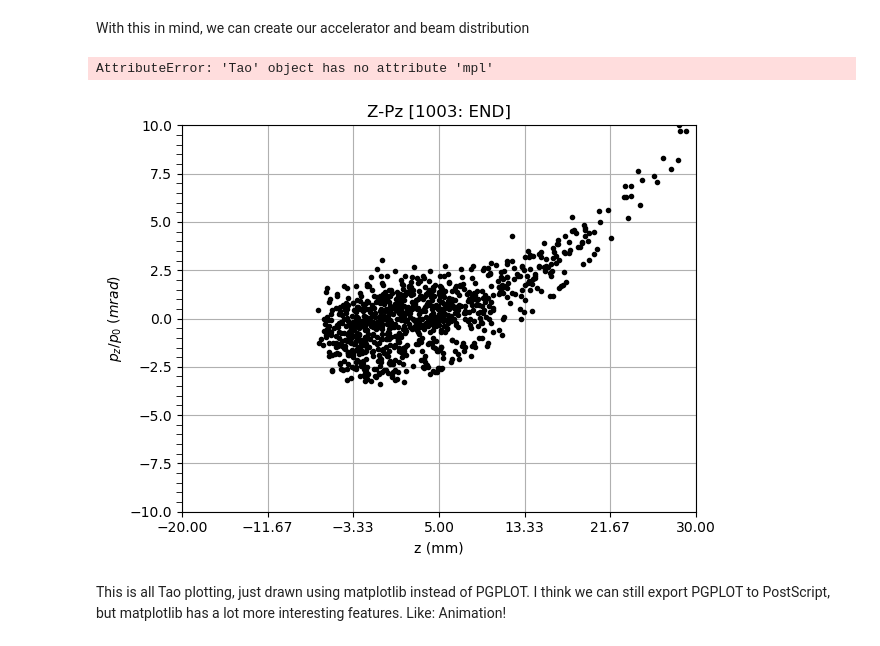
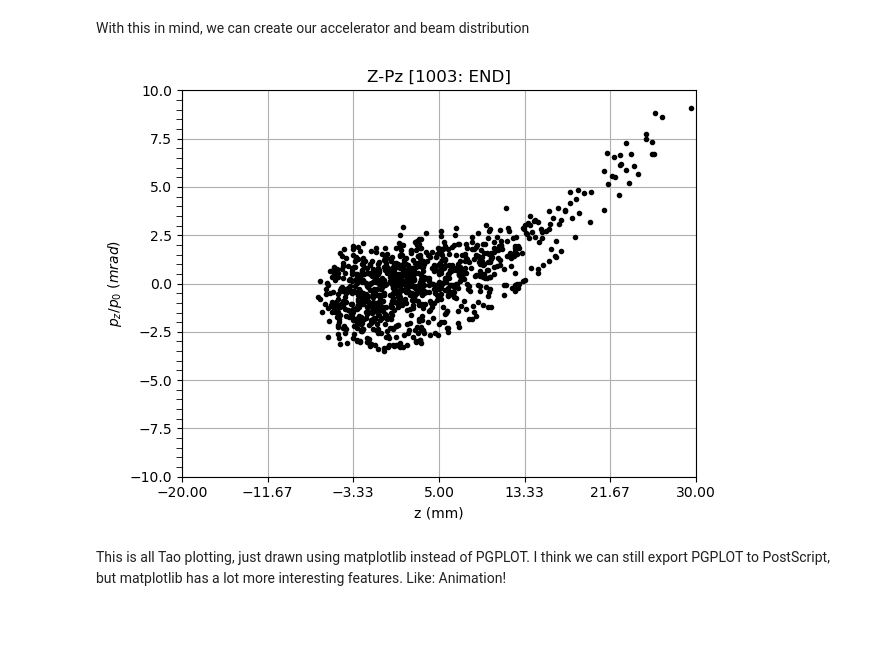
Before and after one commit to andrew-koren/learn-bmad, a Jupyter notebook: project_3/project_3.ipynb, the cells around one changed output. Drawn from its saved outputs; the diff is of its cells as text; code cells hidden in the pictures.

```diff
--- a/project_3/project_3.ipynb
+++ b/project_3/project_3.ipynb
@@ -402,10 +458,8 @@ init_file = Path.cwd() / "tao.init" # make sure Path.cwd() is this directory
 tao = Tao(init_file=init_file, plot="mpl")
 # %%
 tao.plot('beam_plot')
-graphs, fig, axes = tao.mpl.plot('beam_plot')
 # %% [output]
-AttributeError: 'Tao' object has no attribute 'mpl'
-[figure, old version]
+[figure, new version]
 # %% [markdown]
 This is all Tao plotting, just drawn using matplotlib instead of PGPLOT. I think we can still export PGPLOT to PostScript, but matplotlib has a lot more interesting features. Like: Animation!
 # %%
```
Also changed, not shown: parts of 4 cells of this notebook, 6 other files.
